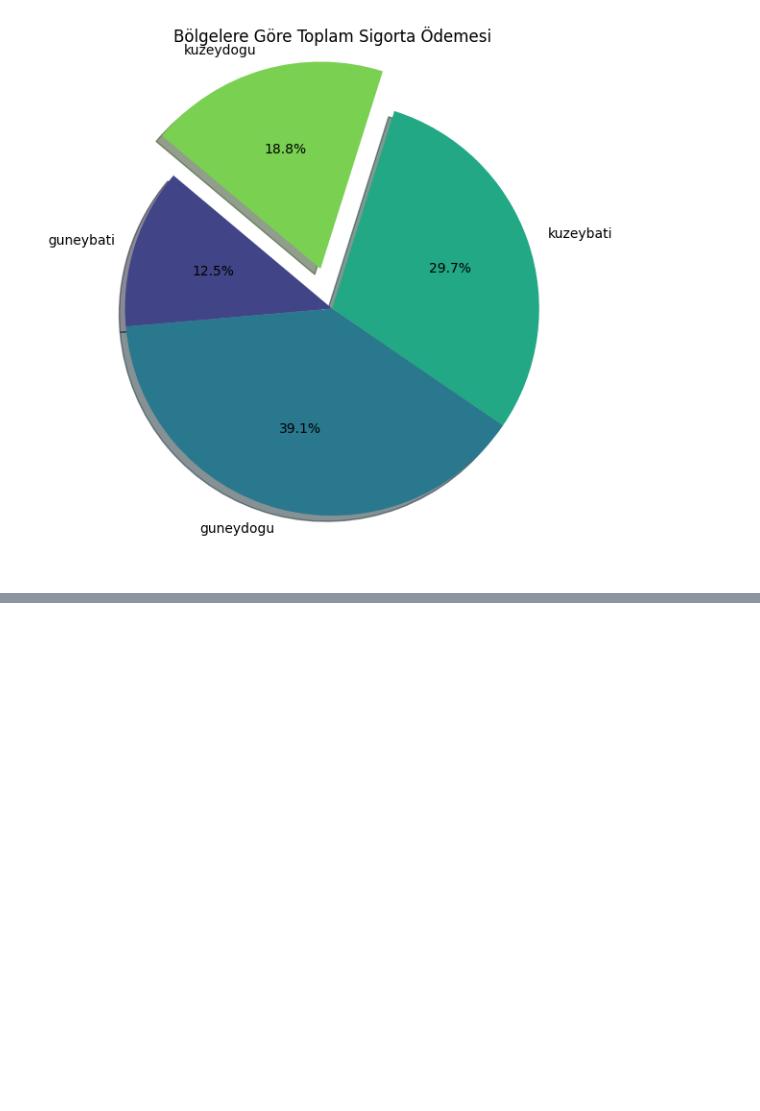
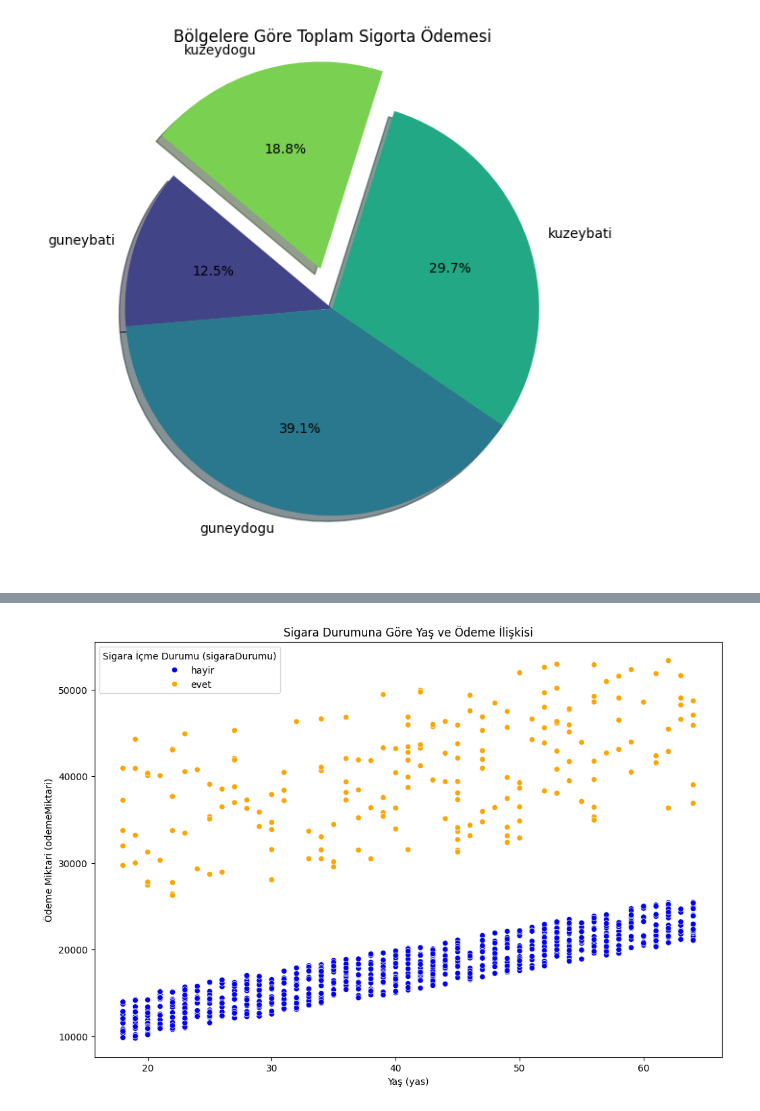
Before and after one commit to edaoney/PythonCalismalari, a Jupyter notebook: Veri_Gorsellestirme.ipynb, the cells around one changed output, grey strips where cells are left out. Saved outputs shown, nothing was run; the diff lists cells and outputs as text; code cells hidden in the pictures; blank space fills up the shorter version.

```diff
--- a/Veri_Gorsellestirme.ipynb
+++ b/Veri_Gorsellestirme.ipynb
@@ -154,0 +162,72 @@ plt.scatter(x, y, color="blue")  #plt.scatter:"nokta grafiği çiz" komutudur.
+# %%
+#--------SERPİLME DİYAGRAMI--------
+
+
+import pandas as pd
+import numpy as np
+import matplotlib.pyplot as plt
+import seaborn as sns # Gelişmiş grafik kütüphanesi (renklendirme ve estetik için)
+
+
+#--------VERİ SETİNİ HAZIRLAMA--------
+# 1000 kişilik veri oluşturuyoruz.
+np.random.seed(42) # Her çalıştırıldığında aynı grafiği görmeni sağlar.
+N = 1000
+
+# Rastegele Yaşlar(18-65)
+yas = np.random.randint(18, 65, N)
+
+
+# Rastgele Sigara Durumu (%20 evet, %80 Hayır)
+sigaraDurum = np.random.choice(['evet', 'hayir'], N, p=[0.2, 0.8])
+
+
+# Temel Ödeme (Yaşa bağlı artış)
+# Her yaş için 250 birim artış + 5000 birim taban fiyat.
+temel_odeme = 5000 + (yas * 250)
+
+
+# Sigara İçenler İçin Ekstra Maliyet
+# Eğer sigara 'evet' ise, ödemeye 15.000 ile 35.000 arasında rastgele büyük bir rakam ekle.
+# Eğer sigara 'hayir' ise, sadece 0 ile 5000 arası küçük bir gürültü ekle.
+ekstra_maliyet = np.where(sigaraDurum == 'evet',
+                   np.random.uniform(15000, 35000, N), # Sigara içenler uçuşuyor
+                   np.random.uniform(0, 5000, N) # Sigara içmeyenler şerit halinde
+                          )
+
+# toplam ödeme
+odemeMiktari = temel_odeme + ekstra_maliyet
+
+
+#--------VERİYİ DATAFRAME'E (tabloya) ÇEVİRİYORUZ--------
+data = {
+    'yas': yas,
+    'sigaraDurum': sigaraDurum,
+    'odemeMiktari': odemeMiktari
+}
+veriSeti = pd.DataFrame(data)
+
+
+#--------SEABORN İLE GÖRSELLEŞTİRME--------
+plt.figure(figsize=(12,8)) # Grafiğin boyutunu büyütüyoruz.(Çakışmaları engellemek için)
+
+
+#seaborn serpilme diyagramı komutu
+sns.scatterplot(
+    x = "yas",
+    y = "odemeMiktari",
+    hue = "sigaraDurum", # Renklendirme: Sigara Durumu (evet/hayir)
+    palette={'evet': 'orange', 'hayir': 'blue'},
+    data=veriSeti #kullanılacak tablo
+)
+
+
+#--------ETİKETLEME--------
+plt.xlabel("Yaş (yas)")
+plt.ylabel("Ödeme Miktari (odemeMiktari)")
+plt.title("Sigara Durumuna Göre Yaş ve Ödeme İlişkisi")
+plt.legend(title="Sigara İçme Durumu (sigaraDurumu)") # Sağ üstteki kutu başlığı
+
+plt.show()
+# %% [output]
+[figure, added]
```
Also changed, not shown: parts of 5 cells of this notebook.
